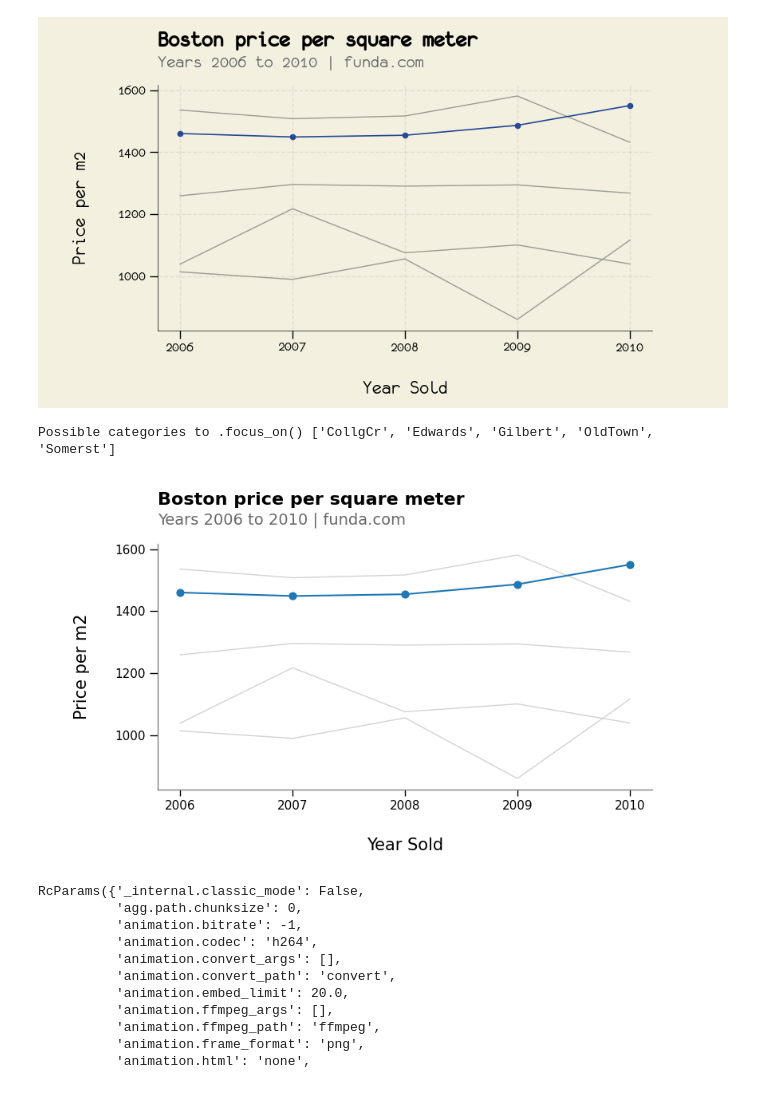
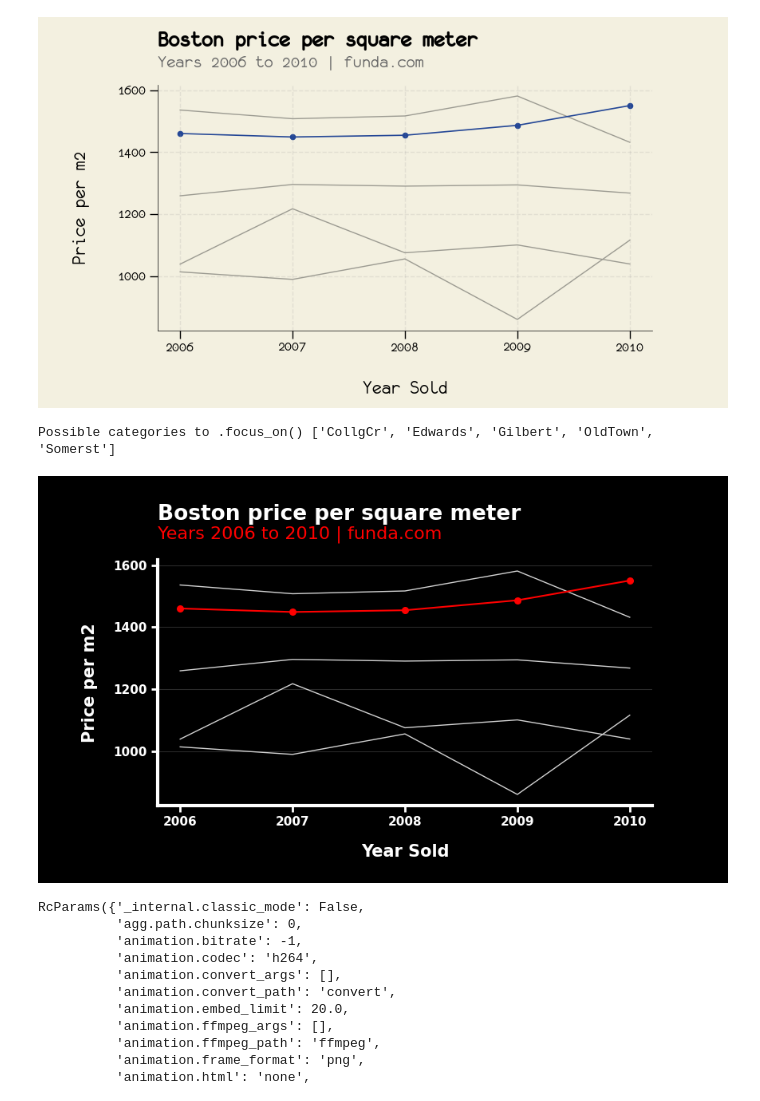
Before and after one commit to ismaelcv/skeleton, a Jupyter notebook: notebooks/plot_execution.ipynb, the cells around one changed output. Saved outputs shown, nothing was run; the diff lists cells and outputs as text; code cells hidden in the pictures.

```diff
--- a/notebooks/plot_execution.ipynb
+++ b/notebooks/plot_execution.ipynb
@@ -130,35 +130,35 @@ Possible categories to .focus_on() ['CollgCr', 'Edwards', 'Gilbert', 'OldTown',
 from skeleton.plots.scatter import plot
 
 popular_neighborhoods = (
     boston
     .groupby('Neighborhood')
     .Id.count()
     .sort_values(ascending=False)
     .index
 )[1:6]
 
 df = (boston
     .loc[lambda df: df.Neighborhood.isin(popular_neighborhoods)]
     .groupby(["Neighborhood","YrSold"],as_index= False)
     .ppsqm.mean()
 )
 
 (
-    plot(df,"YrSold","ppsqm", style = "base")
+    plot(df,"YrSold","ppsqm", style = "mkbhd")
     .set_ylabel("Price per m2")
     .set_xlabel("Year Sold")
     .set_title("Boston price per square meter")
     .set_subtitle("Years 2006 to 2010 | funda.com")
     .color_by("Neighborhood")
     .focus_on("CollgCr")
     .set_figsize(8,4)
     .set_yticks(np.arange(1000, 1800, 200))
     .set_xticks(np.arange(2006, 2011))
     .show()
 )
 # %% [output]
 Possible categories to .focus_on() ['CollgCr', 'Edwards', 'Gilbert', 'OldTown', 'Somerst']
-[figure, old version]
+[figure, new version]
 # %%
 import matplotlib.pyplot as plt
 plt.rcParamsDefault
```
Also changed, not shown: 5 other files.
